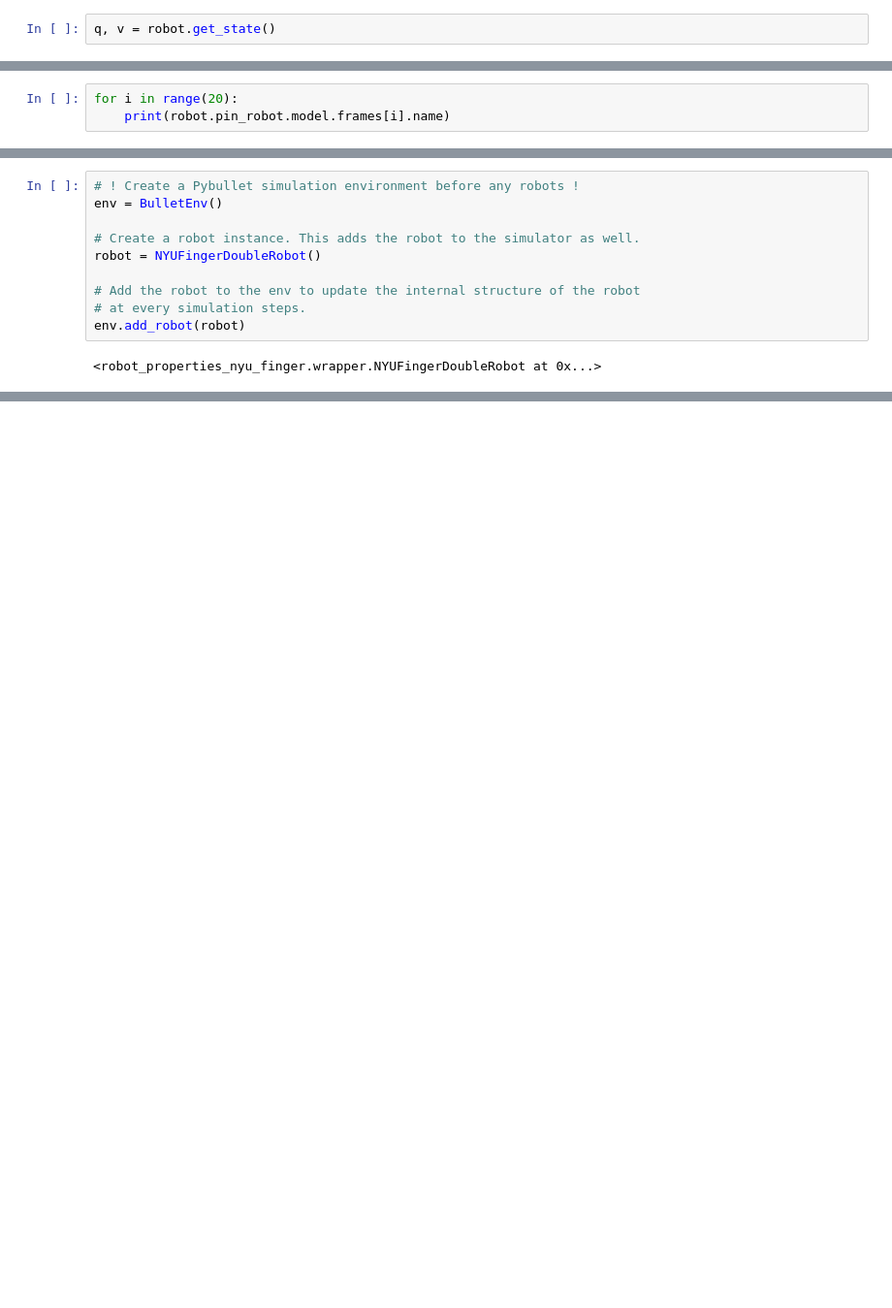
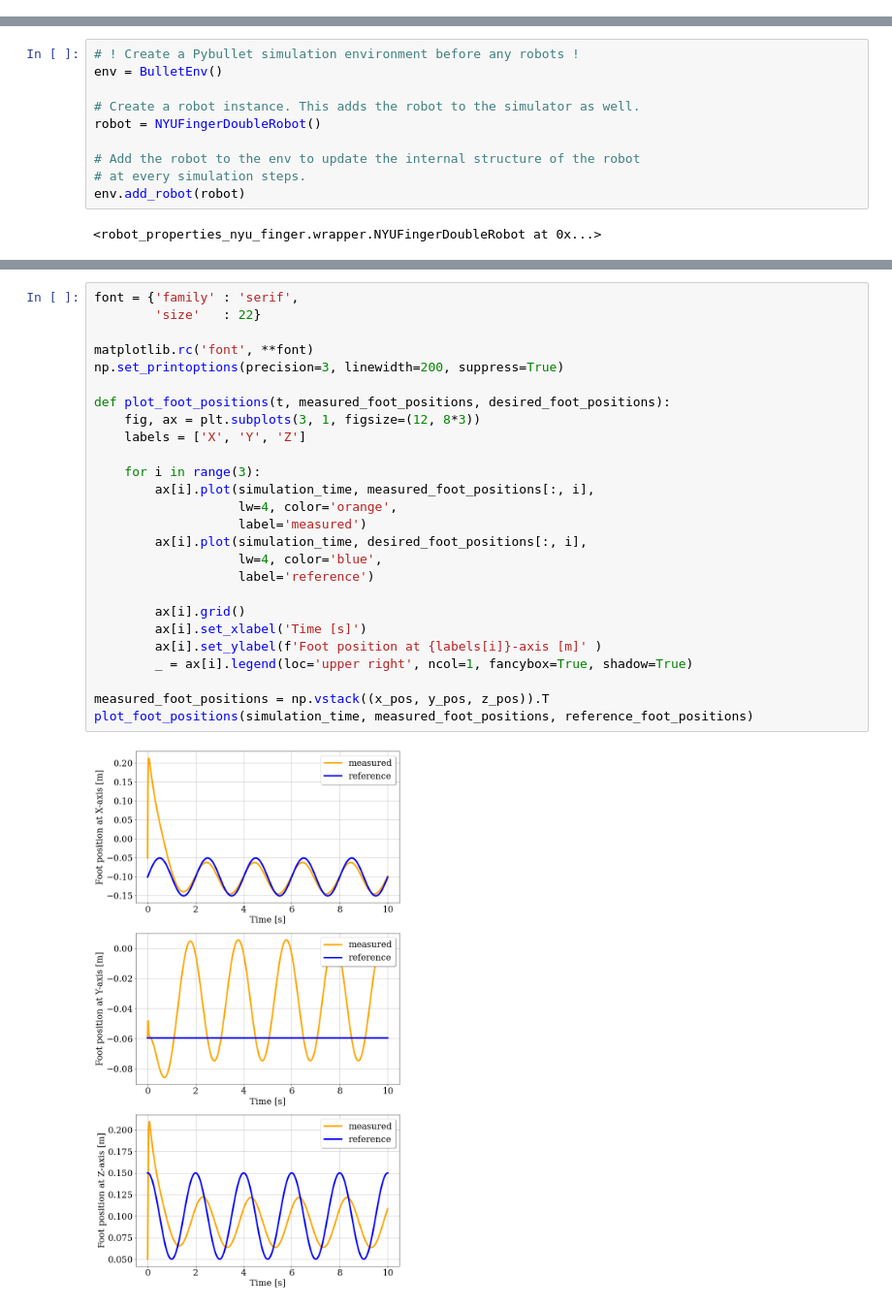
Before and after one commit to JerryWuZiJie/finger_skills, a Jupyter notebook: demos/playground.ipynb, the cells around one changed output, grey strips where cells are left out. Shown: that part at 97% size. Drawn from its saved outputs; the diff is of its cells as text; blank space fills up the shorter version.

```diff
--- a/demos/playground.ipynb
+++ b/demos/playground.ipynb
@@ -19,2 +14,0 @@ env.add_robot(robot)
-# %%
-q, v = robot.get_state()
@@ -51,3 +14,0 @@ Jov1 = oriented_jacobian_ee1[:3, :3]
-# %%
-for i in range(20):
-    print(robot.pin_robot.model.frames[i].name)
@@ -259,0 +230,28 @@ forces []
+# %%
+font = {'family' : 'serif',
+        'size'   : 22}
+
+matplotlib.rc('font', **font)
+np.set_printoptions(precision=3, linewidth=200, suppress=True)
+
+def plot_foot_positions(t, measured_foot_positions, desired_foot_positions):
+    fig, ax = plt.subplots(3, 1, figsize=(12, 8*3))
+    labels = ['X', 'Y', 'Z']
+
+    for i in range(3):
+        ax[i].plot(simulation_time, measured_foot_positions[:, i],
+                   lw=4, color='orange',
+                   label='measured')
+        ax[i].plot(simulation_time, desired_foot_positions[:, i],
+                   lw=4, color='blue',
+                   label='reference')
+
+        ax[i].grid()
+        ax[i].set_xlabel('Time [s]')
+        ax[i].set_ylabel(f'Foot position at {labels[i]}-axis [m]' )
+        _ = ax[i].legend(loc='upper right', ncol=1, fancybox=True, shadow=True)
+
+measured_foot_positions = np.vstack((x_pos, y_pos, z_pos)).T
+plot_foot_positions(simulation_time, measured_foot_positions, reference_foot_positions)
+# %% [output]
+[figure, added]
```
Also changed, not shown: parts of 19 cells of this notebook.
